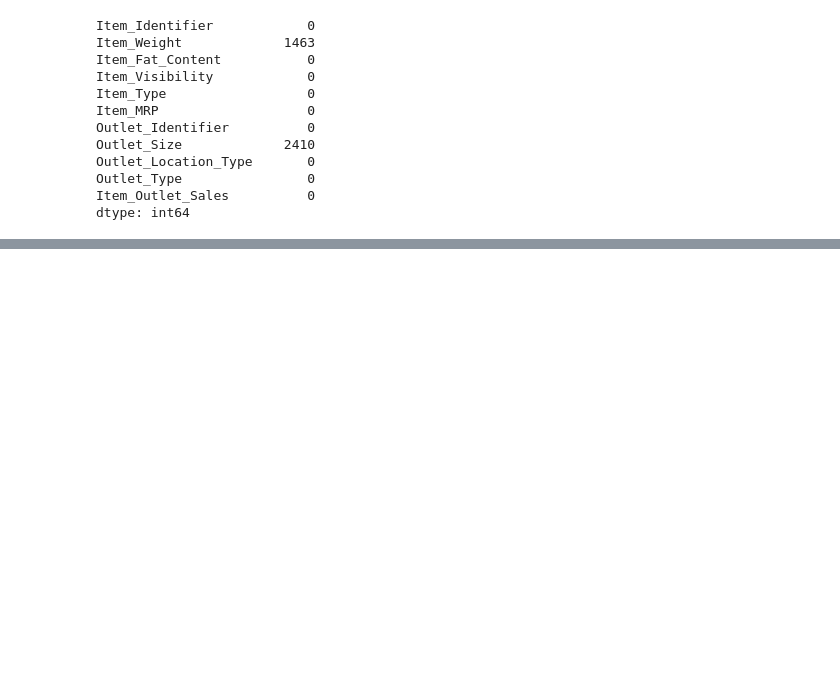
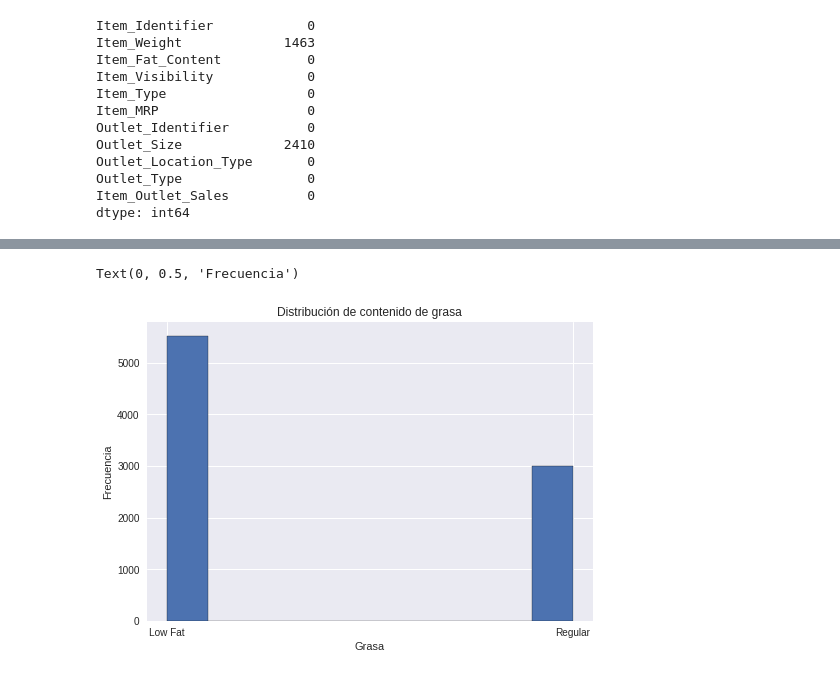
Before and after one commit to SebasVasconez/sales-predictions, a Jupyter notebook: sales_prediction.ipynb, the cells around one changed output, grey strips where cells are left out. Cells and saved outputs as stored; diff of their text form; code cells hidden in the pictures; blank space fills up the shorter version.

```diff
--- a/sales_prediction.ipynb
+++ b/sales_prediction.ipynb
@@ -203,0 +217,9 @@ dtype: int64
+# %%
+df["Item_Fat_Content"].hist(edgecolor='black')
+plt.style.use('seaborn')
+plt.title("Distribución de contenido de grasa")
+plt.xlabel("Grasa")
+plt.ylabel("Frecuencia")
+# %% [output]
+Text(0, 0.5, 'Frecuencia')
+[figure, added]
```
Also changed, not shown: parts of 8 cells of this notebook.
